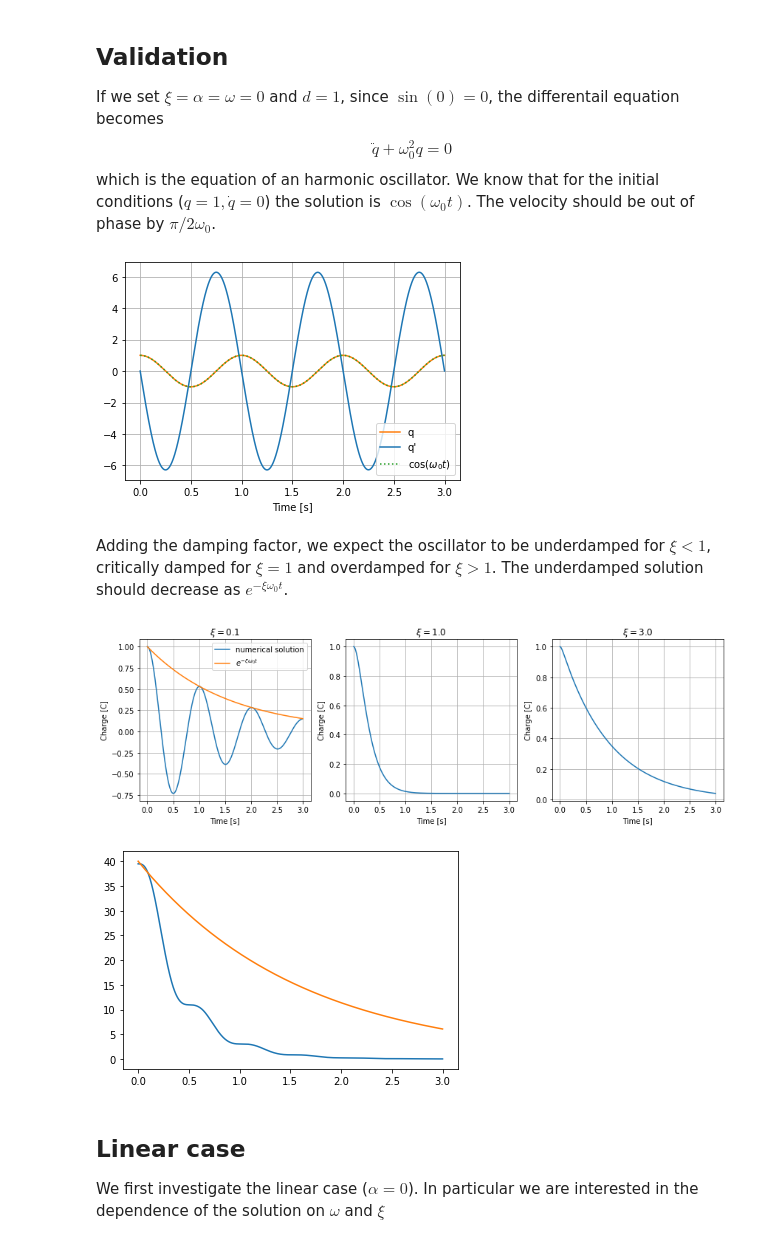
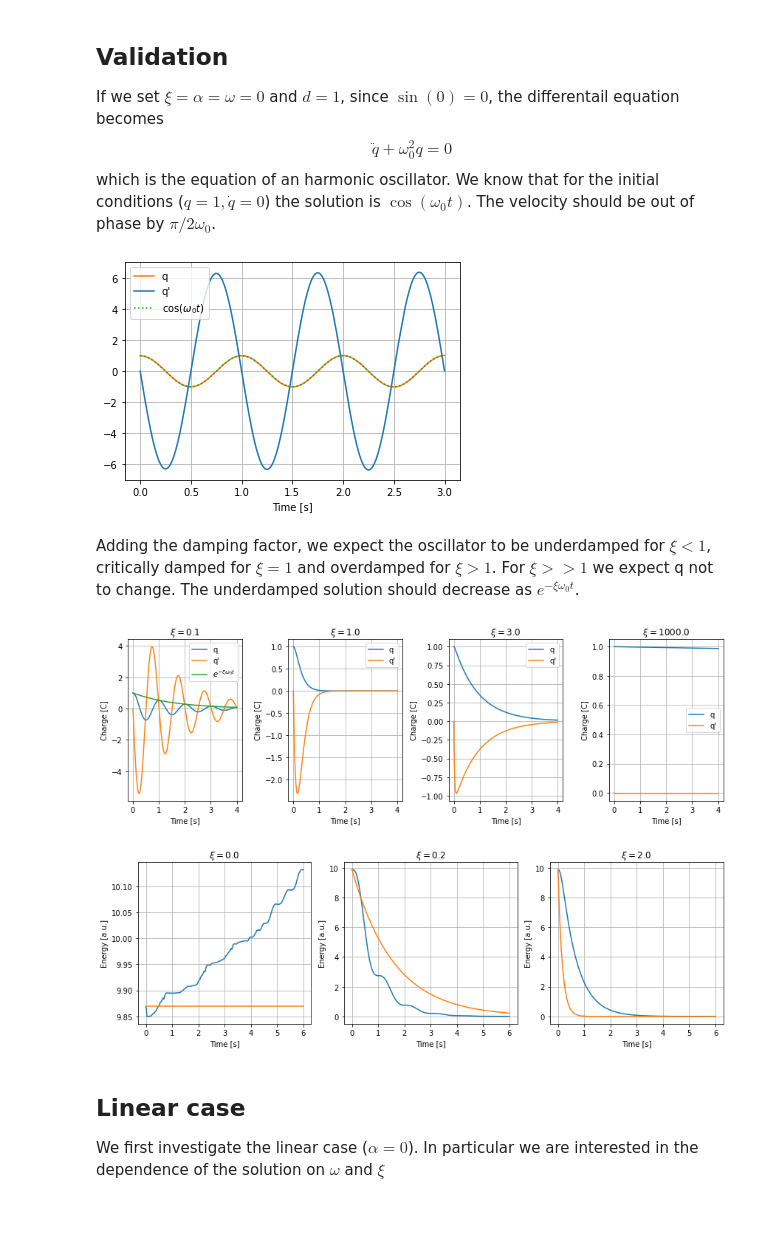
Before and after one commit to nicmontalti/CMST, a Jupyter notebook: p2/Project_2.2_S4947231.ipynb, the cells around one changed output. Saved outputs shown, nothing was run; the diff lists cells and outputs as text; code cells hidden in the pictures; blank space fills up the shorter version.

Commit message:
energy validation and jacobian

```diff
--- a/p2/Project_2.2_S4947231.ipynb
+++ b/p2/Project_2.2_S4947231.ipynb
@@ -100,15 +100,17 @@ def solve_differential_equation(periods, initial_condition, omega, omega_0=1, xi
     '''
 
     total_time = periods * 2 * np.pi / omega_0                                                                                  # time where to compute the solution
-    time_points = np.linspace(0, total_time, 1000*periods)                                                                      # time is split in 1000 points per period
+    time_points = np.linspace(0, total_time, 100*periods)                                                                       # time is split in 100 points per period
+
+    jacobian = lambda t, q_vect, omega=omega, omega_0=omega_0, alpha=alpha, d=d, xi=xi :  np.array([[0, 1],
+                                                                                                   [omega_0**2 + 3 * alpha * q_vect[0]**2 / d**2, -2*xi*omega_0]])
 
     ode_solution = solve_ivp(q_vector_derivative, (0, total_time),
                              initial_condition, t_eval=time_points,
                              args=(omega, omega_0, xi, d, alpha),
-                             method='DOP853')
+                             method='LSODA', jac=jacobian)                                                                       # LSODA method from odeint
 
     return (ode_solution.t, ode_solution.y)
-    #return (time_points, ode_solution.T)
 # %% [markdown]
 ## Validation
 If we set $\xi =\alpha = \omega = 0$ and $d = 1$, since $\sin(0) = 0$, the differentail equation becomes
@@ -135,44 +137,60 @@ def plot_validation():
 
 plot_validation()
 # %% [output]
-[figure, old version]
+[figure, new version]
 # %% [markdown]
-Adding the damping factor, we expect the oscillator to be underdamped for $\xi < 1$, critically damped for $\xi = 1$ and overdamped for $\xi > 1$. The underdamped solution should decrease as $e^{-\xi \omega_0 t}$.
+Adding the damping factor, we expect the oscillator to be underdamped for $\xi < 1$, critically damped for $\xi = 1$ and overdamped for $\xi > 1$. For $\xi >> 1$ we expect q not to change. The underdamped solution should decrease as $e^{-\xi \omega_0 t}$.
 # %%
 def plot_validation_damping():
     '''
     This function generates three plots of q over t. The first one with xi = 0.1 (underdamped), the second with xi = 1 (critically damped) and the third one with xi = 3 (overdamped).
     '''
-    xis = np.array([0.1, 1, 3])
+    xis = np.array([0.1, 1, 3, 1000])
     omega_0 = 2*np.pi
     fig = plt.figure(figsize=(12,4))
-    axs = fig.subplots(1,3)
+    axs = fig.subplots(1,xis.size)
+
     for xi, ax in zip(xis, axs):
-        t, y = solve_differential_equation(3, np.array([1, 0]), omega=0, omega_0=omega_0, xi=xi, d=1, alpha=0)
-        ax.plot(t, y[0], label='numerical solution')
+        t, y = solve_differential_equation(4, np.array([1, 0]), omega=0, omega_0=omega_0, xi=xi, d=1, alpha=0)
+        ax.plot(t, y[0], label='q')
+        ax.plot(t, y[1], label='q\'')
+        if ax == axs[0]:
+            ax.plot(t, np.exp(-0.1*omega_0*t), label=r'$e^{-\xi \omega_0 t}$')
+
         ax.grid()
         ax.set_xlabel('Time [s]')
         ax.set_ylabel('Charge [C]')
         ax.set_title(r'$\xi = ${}'.format(xi))
+        ax.legend()
 
-    axs[0].plot(t, np.exp(-0.1*omega_0*t), label=r'$e^{-\xi \omega_0 t}$')
-    axs[0].legend()
 
     fig.tight_layout()
 
 plot_validation_damping()
 # %% [output]
-[figure, old version]
+[figure, new version]
 # %%
 def plot_validation_energy():
-    omega_0 = 2*np.pi
-    t, y = solve_differential_equation(3, np.array([1, 0]), omega=0, omega_0=omega_0, xi=0.2, d=1, alpha=0)
-    plt.plot(t, omega_0**2 * y[0]**2 + y[1]**2)
-    plt.plot(t, 40*np.exp(-0.2*omega_0/2*t))
+    xis = np.array([0, 0.2, 2])
+    omega_0 = np.pi
+
+    fig = plt.figure(figsize=(12,4))
+    axs = fig.subplots(1,3)
+
+    for xi, ax in zip(xis, axs):
+        t, y = solve_differential_equation(3, np.array([1., 0]), omega=0, omega_0=omega_0, xi=xi, d=1, alpha=0)
+        ax.plot(t, omega_0**2 * y[0]**2 + y[1]**2, label='numerical solution')
+        ax.grid()
+        ax.set_xlabel('Time [s]')
+        ax.set_ylabel('Energy [a.u.]')
+        ax.set_title(r'$\xi = ${}'.format(xi))
+        ax.plot(t, omega_0**2 * np.exp(-omega_0*xi*t))
+
+    fig.tight_layout()
 
 plot_validation_energy()
 # %% [output]
-[figure, old version]
+[figure, new version]
 # %% [markdown]
 ## Linear case
 We first investigate the linear case ($\alpha = 0$). In particular we are interested in the dependence of the solution on $\omega$ and $\xi$
```
Also changed, not shown: parts of 1 cell of this notebook.
